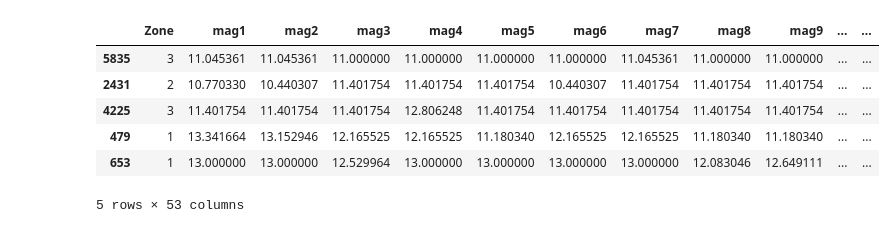
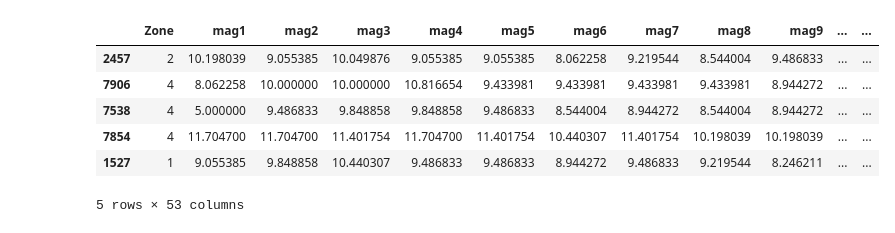
Before and after one commit to CSI-Project444/CSI, a Jupyter notebook: ANN.ipynb, the cells around one changed output. Drawn from its saved outputs; the diff is of its cells as text; code cells hidden in the pictures.

```diff
--- a/ANN.ipynb
+++ b/ANN.ipynb
@@ -6,14 +6,14 @@ import pandas as pd
 import seaborn as sns
 import matplotlib.pyplot as plt
 # %%
-url='https://raw.githubusercontent.com/CSI-Project444/CSI/main/Data/final02.csv'
+url='https://raw.githubusercontent.com/CSI-Project444/CSI/main/Data/Final01.csv'
 df=pd.read_csv(url)
 df.sample(5)
 # %% [output]
 |  | Zone | mag1 | mag2 | mag3 | mag4 | mag5 | mag6 | mag7 | mag8 | mag9 | ... | ... |
-| 5835 | 3 | 11.045361 | 11.045361 | 11.000000 | 11.000000 | 11.000000 | 11.000000 | 11.045361 | 11.000000 | 11.000000 | ... | ... |
-| 2431 | 2 | 10.770330 | 10.440307 | 11.401754 | 11.401754 | 11.401754 | 10.440307 | 11.401754 | 11.401754 | 11.401754 | ... | ... |
-| 4225 | 3 | 11.401754 | 11.401754 | 11.401754 | 12.806248 | 11.401754 | 11.401754 | 11.401754 | 11.401754 | 11.401754 | ... | ... |
-| 479 | 1 | 13.341664 | 13.152946 | 12.165525 | 12.165525 | 11.180340 | 12.165525 | 12.165525 | 11.180340 | 11.180340 | ... | ... |
-| 653 | 1 | 13.000000 | 13.000000 | 12.529964 | 13.000000 | 13.000000 | 13.000000 | 13.000000 | 12.083046 | 12.649111 | ... | ... |
+| 2457 | 2 | 10.198039 | 9.055385 | 10.049876 | 9.055385 | 9.055385 | 8.062258 | 9.219544 | 8.544004 | 9.486833 | ... | ... |
+| 7906 | 4 | 8.062258 | 10.000000 | 10.000000 | 10.816654 | 9.433981 | 9.433981 | 9.433981 | 9.433981 | 8.944272 | ... | ... |
+| 7538 | 4 | 5.000000 | 9.486833 | 9.848858 | 9.848858 | 9.486833 | 8.544004 | 8.944272 | 8.544004 | 8.944272 | ... | ... |
+| 7854 | 4 | 11.704700 | 11.704700 | 11.401754 | 11.704700 | 11.401754 | 10.440307 | 11.401754 | 10.198039 | 10.198039 | ... | ... |
+| 1527 | 1 | 9.055385 | 9.848858 | 10.440307 | 9.486833 | 9.486833 | 8.944272 | 9.486833 | 9.219544 | 8.246211 | ... | ... |
 5 rows × 53 columns
```
Also changed, not shown: parts of 4 cells of this notebook.
